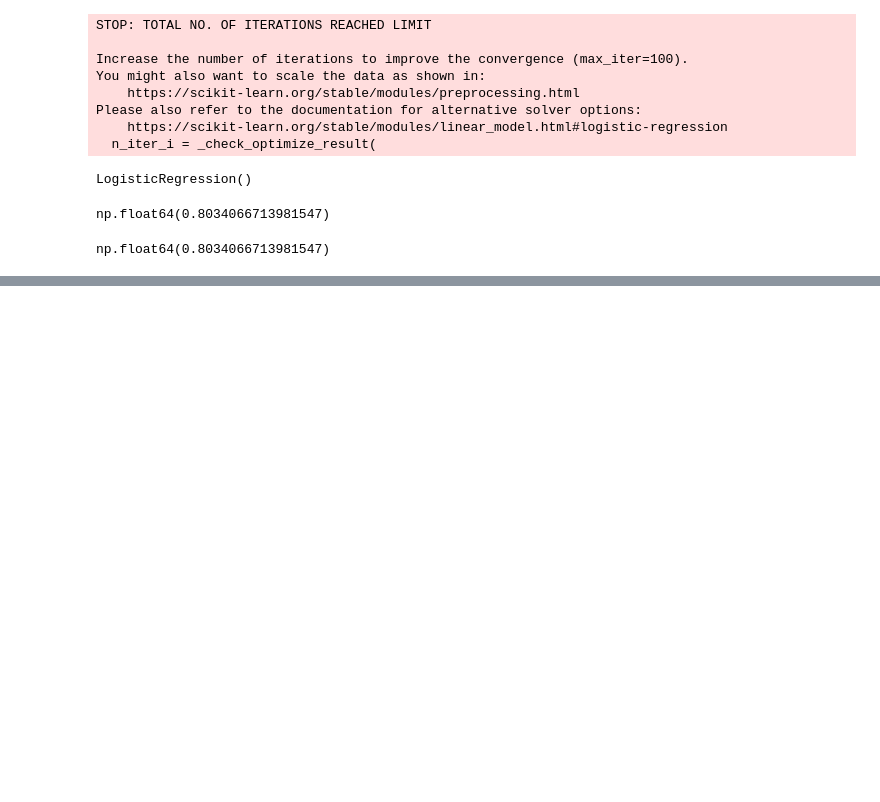
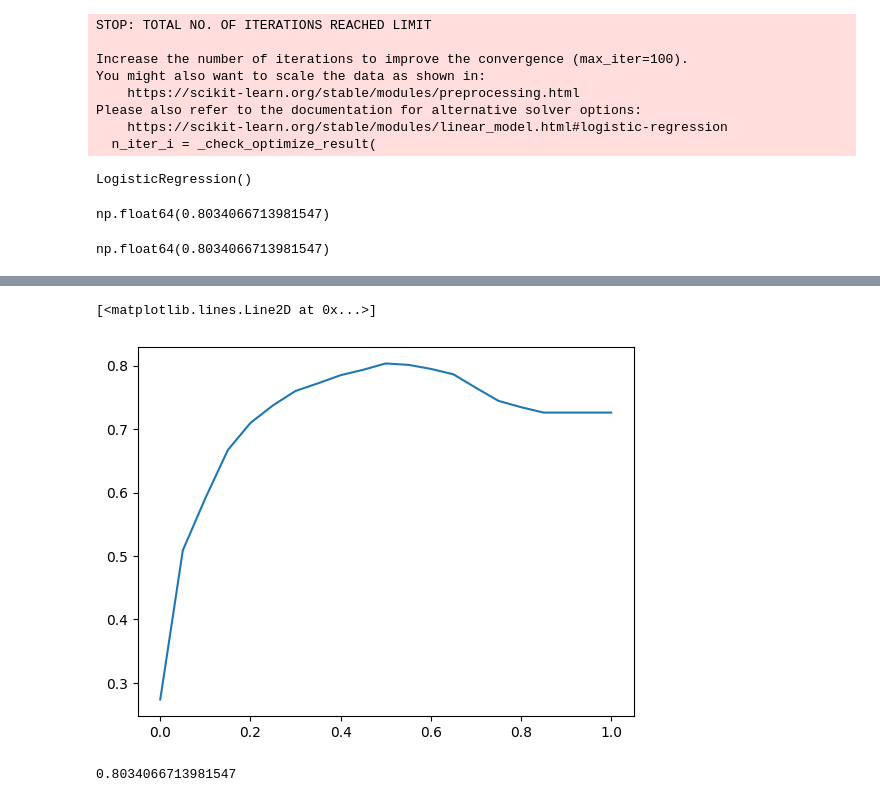
Before and after one commit to denis911/ML-zoomcamp-notebooks-modules-1-4, a Jupyter notebook: videos week 4 - evaluation.ipynb, the cells around one changed output, grey strips where cells are left out. Saved outputs shown, nothing was run; the diff lists cells and outputs as text; code cells hidden in the pictures; blank space fills up the shorter version.

```diff
--- a/videos week 4 - evaluation.ipynb
+++ b/videos week 4 - evaluation.ipynb
@@ -139,0 +162,19 @@ np.float64(0.8034066713981547)
+# %%
+# RE our churn decision - it may or may not be correct:
+# churn_decision = (y_pred >= 0.5) # 0.5 was selected by gur feel, lets test it properly...
+
+# TLDR:
+# The question now is whether we have chosen a good value for the threshold. To evaluate
+# this, we can adjust the threshold and perform validation again. By systematically
+# varying the threshold, we can observe whether it improves the accuracy or not. To do this,
+# we can use the ‘linspace’ function from NumPy to generate an array with multiple threshold
+# values (e.g., 21 values evenly spaced between 0 and 1). For each threshold value, we can
+# calculate the accuracy and then determine the best threshold value based on the validation
+# results. This process allows us to fine-tune the threshold to optimize the model’s performance.
+
+thresholds = np.linspace(0, 1, 21)
+thresholds
+
+# Output:
+# array([0.  , 0.05, 0.1 , 0.15, 0.2 , 0.25, 0.3 , 0.35, 0.4 , 0.45, 0.5 ,
+#        0.55, 0.6 , 0.65, 0.7 , 0.75, 0.8 , 0.85, 0.9 , 0.95, 1.  ])
@@ -139,0 +184,11 @@ np.float64(0.8034066713981547)
+# %%
+scores = []
+
+for t in thresholds:
+    churn_decision = (y_pred >= t)
+    score = (y_val == churn_decision).mean()
+    print('%.2f %.3f' % (t, score))
+    scores.append(score)
+
+# actually our initial choice was right and with 0.5 we get best accuracy - 0.50 0.803 - see below
+# thats why in model.predict - << churn_decision2 = model.predict(X_val) >> - threshold 0.5 is baked in by SKL automatically...
@@ -139,0 +213,14 @@ np.float64(0.8034066713981547)
+# %%
+# TLDR
+# It appears that 0.5 is indeed the best threshold based on the validation set. This
+# suggests that the default threshold of 0.5 is an appropriate choice for our model in this
+# context. To visually represent this threshold optimization process, we can create a plot.
+# The x-axis will represent the threshold values, while the y-axis will represent the corresponding
+# scores (in this case, accuracy or another relevant metric). This plot will provide a clear visualization
+# of how the model’s performance varies with different threshold values, helping us identify the threshold
+# that maximizes the desired metric.
+
+plt.plot(thresholds,scores) # 0.5 is our curve max
+# %% [output]
+[<matplotlib.lines.Line2D at 0x...>]
+[figure, added]
@@ -139,0 +230,5 @@ np.float64(0.8034066713981547)
+# %%
+accuracy_score(y_val, y_pred>=0.5)
+# same 0.8034066713981547 as before
+# %% [output]
+0.8034066713981547
```
Also changed, not shown: parts of 6 cells of this notebook.
